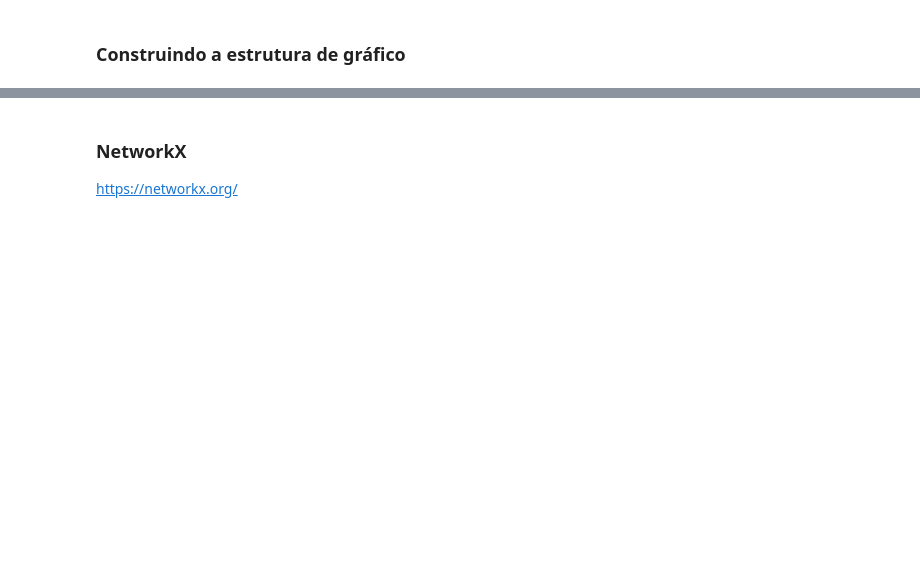
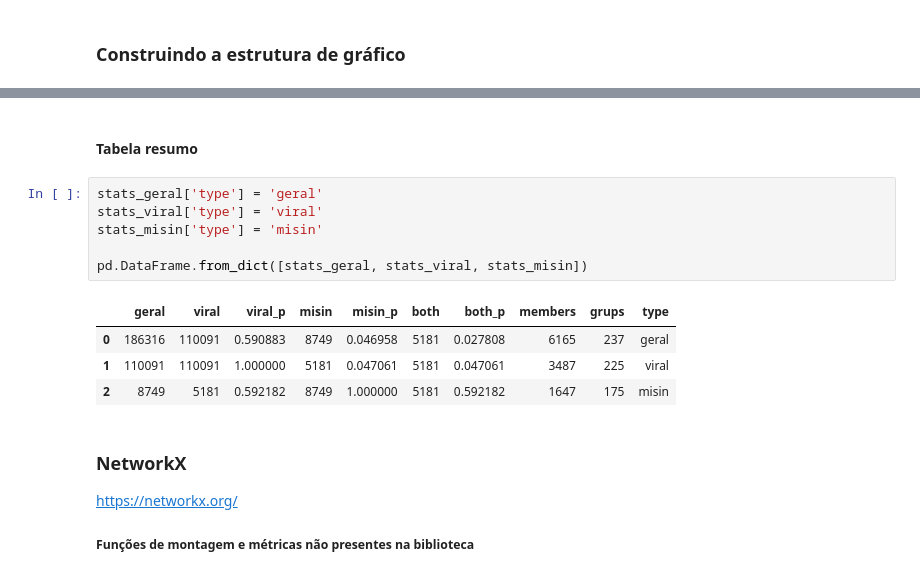
Before and after one commit to vauxgomes/ufc-ckp7477, a Jupyter notebook: lista-2/ckp8087-lista-2.ipynb, the cells around one changed output, grey strips where cells are left out. Cells and saved outputs as stored; diff of their text form; blank space fills up the shorter version.

```diff
--- a/lista-2/ckp8087-lista-2.ipynb
+++ b/lista-2/ckp8087-lista-2.ipynb
@@ -75,5 +107,20 @@ Wall time: 642 ms
+# %% [markdown]
+#### Tabela resumo
+# %%
+stats_geral['type'] = 'geral'
+stats_viral['type'] = 'viral'
+stats_misin['type'] = 'misin'
+
+pd.DataFrame.from_dict([stats_geral, stats_viral, stats_misin])
+# %% [output]
+|  | geral | viral | viral_p | misin | misin_p | both | both_p | members | grups | type |
+| 0 | 186316 | 110091 | 0.590883 | 8749 | 0.046958 | 5181 | 0.027808 | 6165 | 237 | geral |
+| 1 | 110091 | 110091 | 1.000000 | 5181 | 0.047061 | 5181 | 0.047061 | 3487 | 225 | viral |
+| 2 | 8749 | 5181 | 0.592182 | 8749 | 1.000000 | 5181 | 0.592182 | 1647 | 175 | misin |
 # %% [markdown]
 ### NetworkX
 
 https://networkx.org/
+
+##### Funções de montagem e métricas não presentes na biblioteca
 # %%
```
Also changed, not shown: parts of 17 cells of this notebook.
